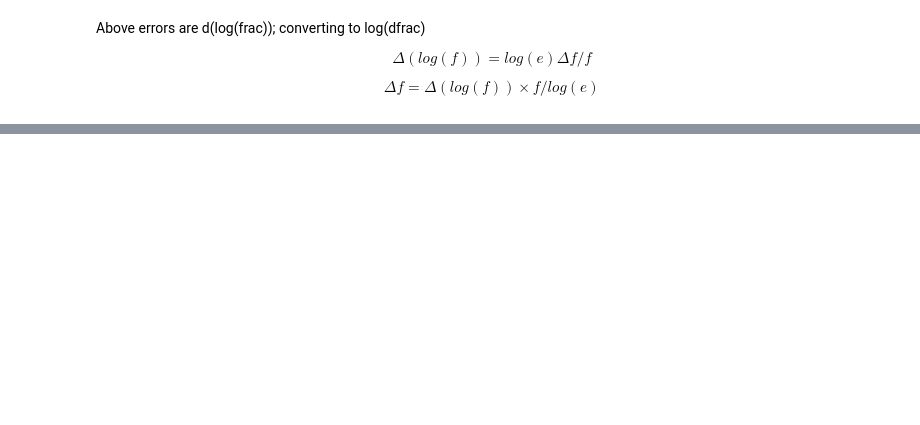
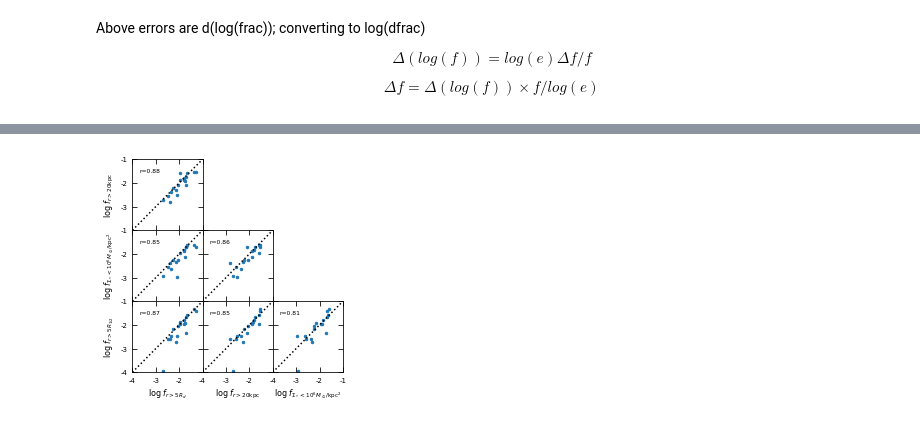
Before and after one commit to cgilhuly/papers, a Jupyter notebook: 2021/DEGS_halos/DEGS_stellar_halo_mass_fraction.ipynb, the cells around one changed output, grey strips where cells are left out. Drawn from its saved outputs; the diff is of its cells as text; code cells hidden in the pictures; blank space fills up the shorter version.

Commit message:
Tweak to halo notebooks, added minor axis notebooks

```diff
--- a/2021/DEGS_halos/DEGS_stellar_halo_mass_fraction.ipynb
+++ b/2021/DEGS_halos/DEGS_stellar_halo_mass_fraction.ipynb
@@ -391,0 +548,11 @@ plt.show()
+# %%
+all_masses = np.array(masses_S4G + DNGS_masses_S4G)
+all_frac_0 = np.array(list(halo_frac_S4G[0]) + list(DNGS_halo_frac_S4G[0]))
+all_frac_1 = np.array(list(halo_frac_S4G[1]) + list(DNGS_halo_frac_S4G[1]))
+all_frac_2 = np.array(list(halo_frac_S4G[2]) + list(DNGS_halo_frac_S4G[2]))
+all_frac_3 = np.array(list(halo_frac_S4G[3]) + list(DNGS_halo_frac_S4G[3]))
+
+indices_0 = [i for i, (mass, frac) in enumerate(zip(all_masses, all_frac_0)) if not np.isnan(frac)]
+indices_1 = [i for i, (mass, frac) in enumerate(zip(all_masses, all_frac_1)) if not np.isnan(frac)]
+indices_2 = [i for i, (mass, frac) in enumerate(zip(all_masses, all_frac_2)) if not np.isnan(frac)]
+indices_3 = [i for i, (mass, frac) in enumerate(zip(all_masses, all_frac_3)) if not np.isnan(frac)]
@@ -391,0 +626,9 @@ plt.show()
+# %%
+# Checking which fraction measurements are most strongly correlated with each other
+
+indices_01 = [i for i, (frac1, frac2) in enumerate(zip(all_frac_0, all_frac_1)) if not np.isnan(frac1) and not np.isnan(frac2)]
+indices_02 = [i for i, (frac1, frac2) in enumerate(zip(all_frac_0, all_frac_2)) if not np.isnan(frac1) and not np.isnan(frac2)]
+indices_03 = [i for i, (frac1, frac2) in enumerate(zip(all_frac_0, all_frac_3)) if not np.isnan(frac1) and not np.isnan(frac2)]
+indices_12 = [i for i, (frac1, frac2) in enumerate(zip(all_frac_1, all_frac_2)) if not np.isnan(frac1) and not np.isnan(frac2)]
+indices_13 = [i for i, (frac1, frac2) in enumerate(zip(all_frac_1, all_frac_3)) if not np.isnan(frac1) and not np.isnan(frac2)]
+indices_23 = [i for i, (frac1, frac2) in enumerate(zip(all_frac_2, all_frac_3)) if not np.isnan(frac1) and not np.isnan(frac2)]
@@ -391,0 +659,79 @@ plt.show()
+# %%
+fig, ax = plt.subplots(3,3)
+plt.subplots_adjust(hspace=0, wspace=0)
+
+
+
+ax[0,0].scatter(all_frac_0[indices_01], all_frac_1[indices_01], s=6)
+ax[0,0].plot([-4,-1], [-4,-1], "k:")
+temp_result = pearsonr(all_frac_0[indices_01], all_frac_1[indices_01])
+ax[0,0].annotate(f"r={temp_result[0]:.2f}", (-3.7, -1.55), size=6)
+
+ax[1,0].scatter(all_frac_0[indices_02], all_frac_2[indices_02], s=6)
+ax[1,0].plot([-4,-1], [-4,-1], "k:")
+temp_result = pearsonr(all_frac_0[indices_02], all_frac_2[indices_02])
+ax[1,0].annotate(f"r={temp_result[0]:.2f}", (-3.7, -1.55), size=6)
+
+ax[1,1].scatter(all_frac_1[indices_12], all_frac_2[indices_12], s=6)
+ax[1,1].plot([-4,-1], [-4,-1], "k:")
+temp_result = pearsonr(all_frac_1[indices_12], all_frac_2[indices_12])
+ax[1,1].annotate(f"r={temp_result[0]:.2f}", (-3.7, -1.55), size=6)
+
+ax[2,0].scatter(all_frac_0[indices_03], all_frac_3[indices_03], s=6)
+ax[2,0].plot([-4,-1], [-4,-1], "k:")
+temp_result = pearsonr(all_frac_0[indices_03], all_frac_3[indices_03])
+ax[2,0].annotate(f"r={temp_result[0]:.2f}", (-3.7, -1.55), size=6)
+
+ax[2,1].scatter(all_frac_1[indices_13], all_frac_3[indices_13], s=6)
+ax[2,1].plot([-4,-1], [-4,-1], "k:")
+temp_result = pearsonr(all_frac_1[indices_13], all_frac_3[indices_13])
+ax[2,1].annotate(f"r={temp_result[0]:.2f}", (-3.7, -1.55), size=6)
+
+ax[2,2].scatter(all_frac_2[indices_23], all_frac_3[indices_23], s=6)
+ax[2,2].plot([-4,-1], [-4,-1], "k:")
+temp_result = pearsonr(all_frac_2[indices_23], all_frac_3[indices_23])
+ax[2,2].annotate(f"r={temp_result[0]:.2f}", (-3.7, -1.55), size=6)
+
+for a in ax.flatten():
+
+    a.set_ylim([-4,-1])
+    a.set_xlim([-4,-1])
+
+    a.set_xticks([-4, -3,  -2,  -1])
+    a.set_xticklabels(["-4","-3", "-2", ""])
+
+    a.set_yticks([-4, -3,  -2,  -1])
+    a.set_yticklabels(["",  "-3",  "-2", "-1"])
+
+    a.yaxis.set_tick_params(which='major',size=5,pad=5, right=True, direction="in")
+    a.xaxis.set_tick_params(which='major',size=5,pad=5, top=True, direction="in")
+    a.tick_params(labelsize=7)
+
+ax[0,1].axis('off')
+ax[0,2].axis('off')
+ax[1,2].axis('off')
+
+ax[0,0].set_xticklabels([])
+ax[1,0].set_xticklabels([])
+ax[1,1].set_xticklabels([])
+ax[1,1].set_yticklabels([])
+ax[2,1].set_yticklabels([])
+ax[2,2].set_yticklabels([])
+
+ax[2,2].set_xticklabels(["-4",  "-3", "-2",  "-1"])
+ax[2,0].set_yticklabels(["-4",  "-3",  "-2",  "-1"])
+
+ax[0,0].set_ylabel(r"log $f_{r > 20\mathrm{kpc}}$", size=8)
+ax[1,0].set_ylabel(r"log $f_{\Sigma_* < 10^6 M_\odot/\mathrm{kpc}^2}$", size=8)
+ax[2,0].set_ylabel(r"log $f_{r > 5R_{1/2}}$", size=8)
+
+ax[2,0].set_xlabel(r"log $f_{r > 5R_d}}$", size=8)
+ax[2,1].set_xlabel(r"log $f_{r > 20\mathrm{kpc}}$", size=8)
+ax[2,2].set_xlabel(r"log $f_{\Sigma_* < 10^6 M_\odot/\mathrm{kpc}^2}$", size=8)
+
+fig.set_size_inches(3.4, 3.4)
+plt.subplots_adjust(left=0.12, right=0.98, top=0.98, bottom=0.11)
+plt.savefig(f"stellar_halo_fraction_cornerplot_small.pdf", dpi=300)
+plt.show()
+# %% [output]
+[figure, added]
```
Also changed, not shown: parts of 74 cells of this notebook, 13 other files.
